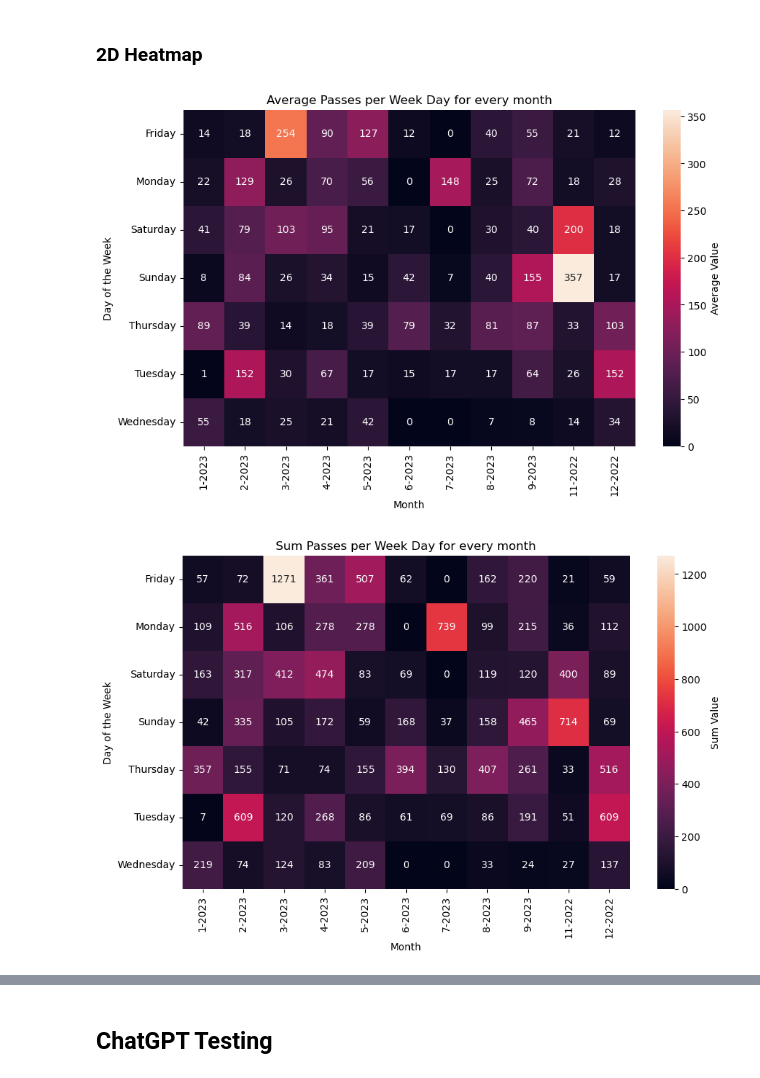
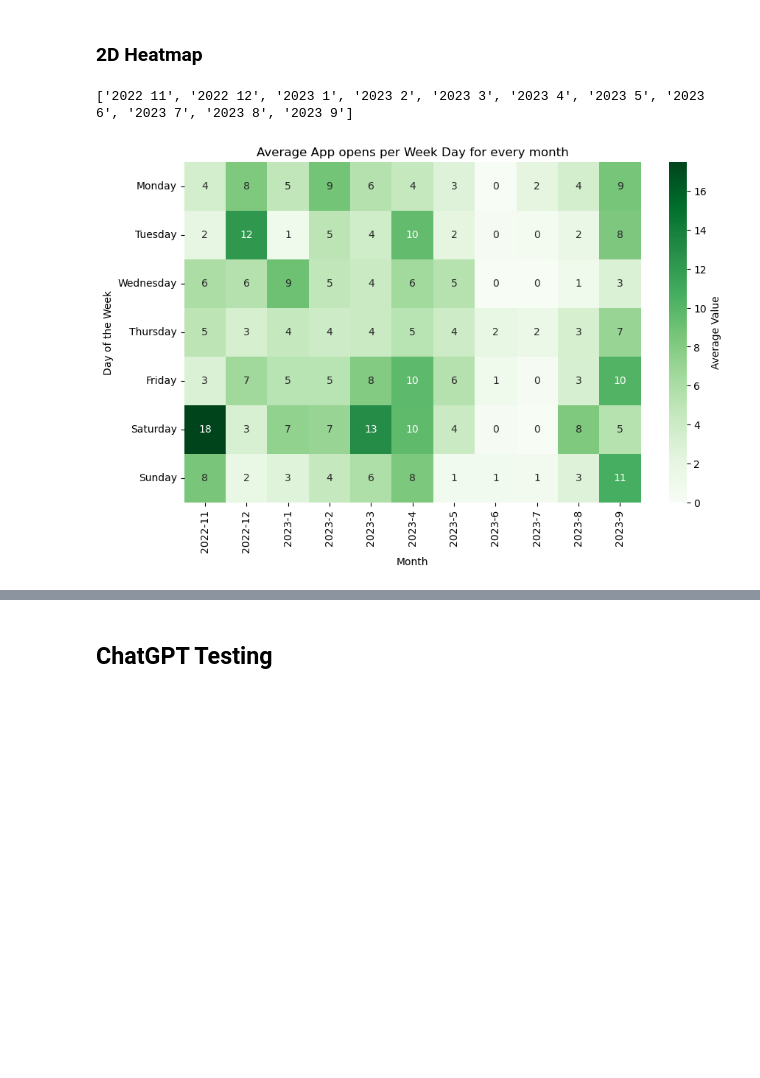
Before and after one commit to saminourji/TinderAnalysis, a Jupyter notebook: main.ipynb, the cells around one changed output, grey strips where cells are left out. Drawn from its saved outputs; the diff is of its cells as text; code cells hidden in the pictures; blank space fills up the shorter version.

```diff
--- a/main.ipynb
+++ b/main.ipynb
@@ -42,8 +42,8 @@ from matplotlib.colors import ListedColormap
 plt.close("all")
 # %%
 #Ref: https://medium.com/analytics-vidhya/tinder-data-54ba494e0a59
-f = open('Data/myData/data.json', 'r', encoding="utf8")
-data = json.load(f)["Usage"]
+f = open('Data/myData/data_usage.json', 'r', encoding="utf8")
+data = json.load(f)
 
 df = pd.DataFrame.from_dict(data)
 # print(df)
@@ -430,36 +429,46 @@ plt.show()
 # %%
 df['Month'] = df.index.month
 df['Year'] = df.index.year
 df['DayOfWeek'] = (df.index.day_name())
+df["DayOfWeek"] = pd.Categorical(df["DayOfWeek"], categories=days_of_week_order, ordered=True)
 
 # print(df)
 
 # scale(df,"swipes_passes")
 
-# Pivot the data to create a heatmap
+days_of_week_order = ["Monday", "Tuesday", "Wednesday", "Thursday", "Friday", "Saturday", "Sunday"]
 # Heatmap Avg Value
-heatmap_data = df.pivot_table(index='DayOfWeek', columns=['Month', 'Year'], values='swipes_passes', aggfunc='mean')
+
+heatmap_data = df.pivot_table(index='DayOfWeek', columns=['Year','Month'], values='app_opens', aggfunc='mean')
+x_labels = [f"{month} {year}" for month, year in heatmap_data.columns]
+print(x_labels)
+
 plt.figure(figsize=(10, 6))
-sns.heatmap(heatmap_data, annot=True, fmt=".0f", cbar_kws={'label': 'Average Value'})
-sns.color_palette("rocket", as_cmap=True)
-plt.title('Average Passes per Week Day for every month')
+sns.heatmap(heatmap_data, annot=True, fmt=".0f", cbar_kws={'label': 'Average Value'}, cmap = "Greens", yticklabels=days_of_week_order)
+plt.title('Average App opens per Week Day for every month')
 plt.xlabel('Month')
 plt.ylabel('Day of the Week')
+
+
+# date_format = '%b %Y'  # Customize the date format
+# x_ticks = range(len(heatmap_data.index))
+# formatted_labels = [date.strftime(date_format) for date in heatmap_data.index]
+# plt.xticks(x_ticks, formatted_labels, rotation=45)
 
 plt.show()
 
 
-# Heatmap Avg Value
-heatmap_data = df.pivot_table(index='DayOfWeek', columns=['Month', 'Year'], values='swipes_passes', aggfunc='sum')
-plt.figure(figsize=(10, 6))
-sns.heatmap(heatmap_data, annot=True, fmt=".0f", cbar_kws={'label': 'Sum Value'})
-sns.color_palette("rocket", as_cmap=True)
-plt.title('Sum Passes per Week Day for every month')
-plt.xlabel('Month')
-plt.ylabel('Day of the Week')
+# # Heatmap Sum Value
+# heatmap_data = df.pivot_table(index='DayOfWeek', columns=['Month', 'Year'], values='swipes_passes', aggfunc='sum')
+# plt.figure(figsize=(10, 6))
+# sns.heatmap(heatmap_data, annot=True, fmt=".0f", cmap = "Greens", cbar_kws={'label': 'Sum Value'}, yticklabels=days_of_week_order)
 
-plt.show()
+# plt.title('Sum Passes per Week Day for every month')
+# plt.xlabel('Month')
+# plt.ylabel('Day of the Week')
+
+# plt.show()
 heatmap_data.describe()
 # %% [output]
+['2022 11', '2022 12', '2023 1', '2023 2', '2023 3', '2023 4', '2023 5', '2023 6', '2023 7', '2023 8', '2023 9']
-[figure, old version]
+[figure, new version]
-[figure, removed]
```
Also changed, not shown: parts of 4 cells of this notebook, 4 other files.
